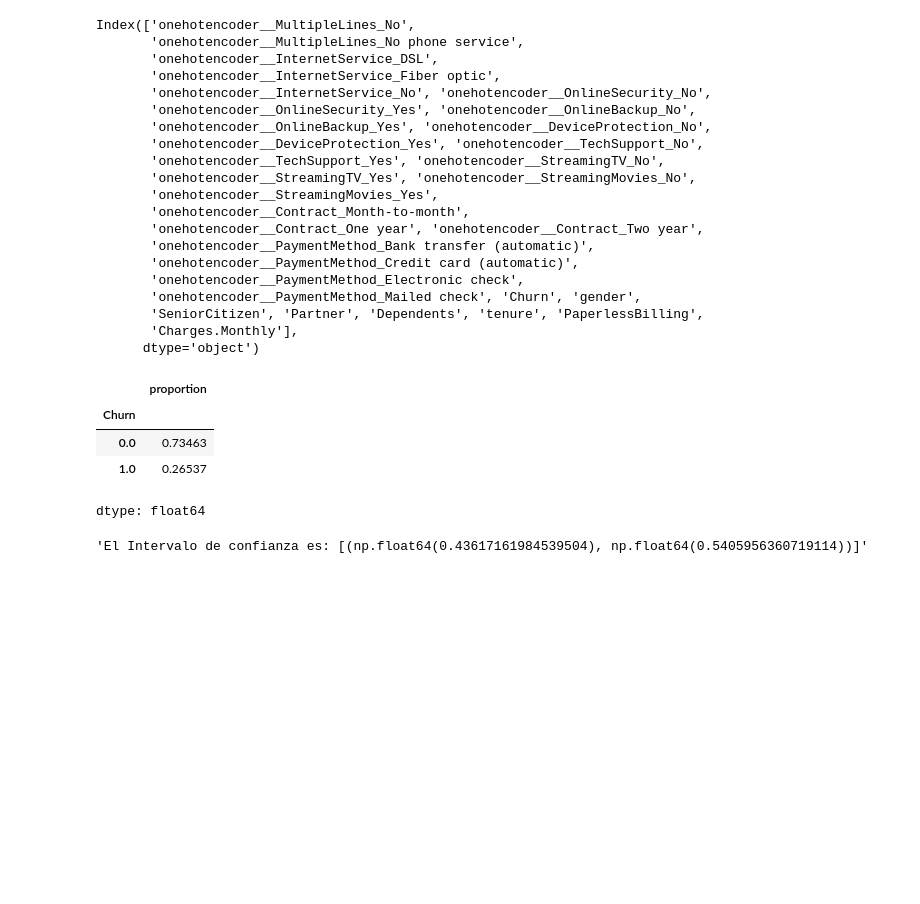
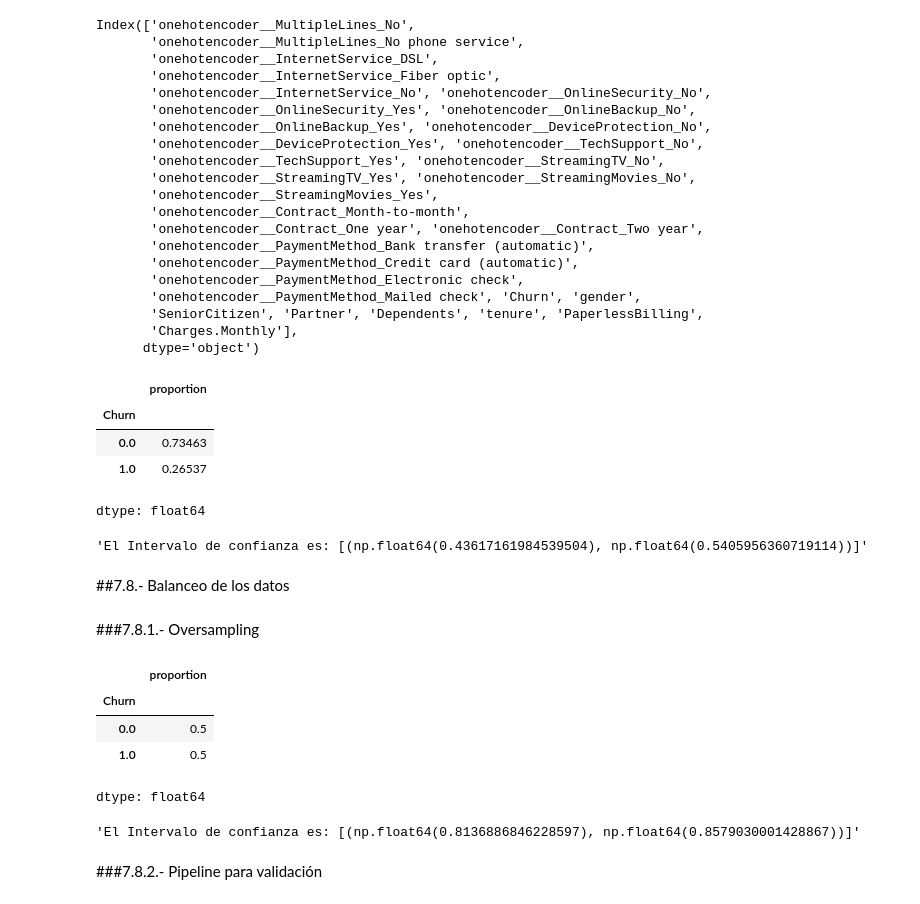
Before and after one commit to Antonio-B85/challenge-Parte-2--TelecomX, a Jupyter notebook: TelecomX_Parte2.ipynb, the cells around one changed output. Drawn from its saved outputs; the diff is of its cells as text; code cells hidden in the pictures; blank space fills up the shorter version.

Commit message:
pipeline

```diff
--- a/TelecomX_Parte2.ipynb
+++ b/TelecomX_Parte2.ipynb
@@ -926,3 +926,7 @@ cv_resultados = cross_validate(modelo_dtc, X, y, cv=skf, scoring='recall')
 intervalo_confianza(cv_resultados)
 # %% [output]
 'El Intervalo de confianza es: [(np.float64(0.43617161984539504), np.float64(0.5405956360719114))]'
+# %% [markdown]
+##7.8.- Balanceo de los datos
+# %% [markdown]
+###7.8.1.- Oversampling
@@ -928,0 +935,11 @@ intervalo_confianza(cv_resultados)
+# %%
+oversampling = SMOTE()
+x_balanceada, y_balanceada = oversampling.fit_resample(X, y)
+# %%
+y_balanceada.value_counts(normalize=True)
+# %% [output]
+|  | proportion |
+| Churn |  |
+| 0.0 | 0.5 |
+| 1.0 | 0.5 |
+dtype: float64
@@ -928,0 +950,6 @@ intervalo_confianza(cv_resultados)
+# %%
+intervalo_confianza(cv_resultados)
+# %% [output]
+'El Intervalo de confianza es: [(np.float64(0.8136886846228597), np.float64(0.8579030001428867))]'
+# %% [markdown]
+###7.8.2.- Pipeline para validación
```
Also changed, not shown: parts of 6 cells of this notebook.
